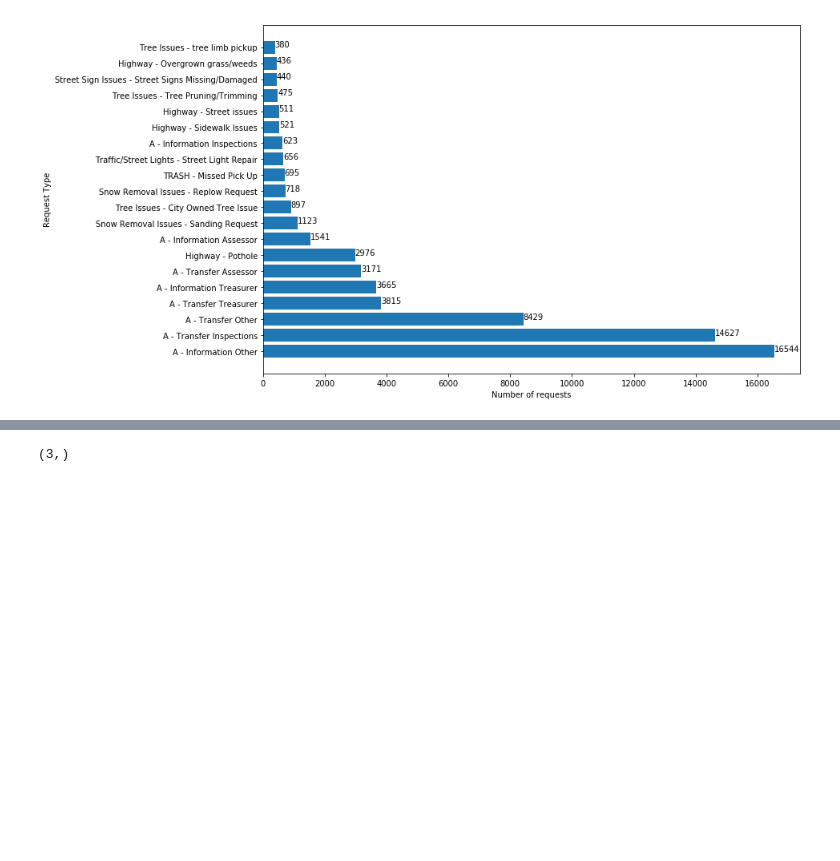
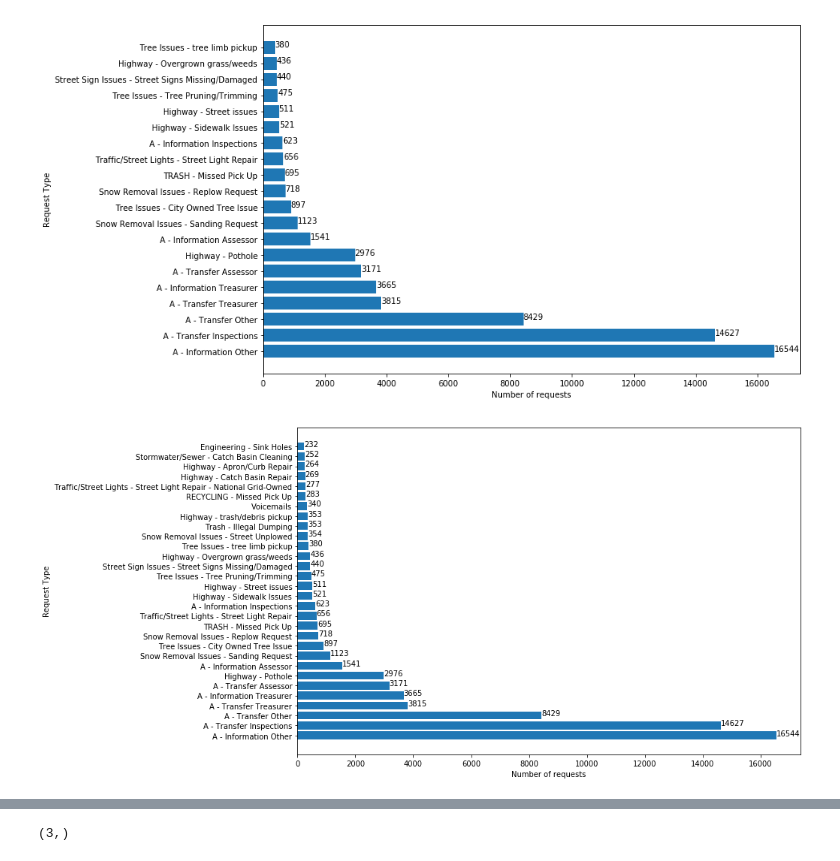
Before and after one commit to Ayush-Shirsat/Haverhill_request, a Jupyter notebook: src/haverhill_analysis.ipynb, the cells around one changed output, grey strips where cells are left out. Cells and saved outputs as stored; diff of their text form; code cells hidden in the pictures; blank space fills up the shorter version.

```diff
--- a/src/haverhill_analysis.ipynb
+++ b/src/haverhill_analysis.ipynb
@@ -186,0 +187,2 @@ r_top20 = request.groupby('Request Type')['Request Type'].agg(len).sort_values(a
+# %%
+r_top30 = request.groupby('Request Type')['Request Type'].agg(len).sort_values(ascending = False)[0:30]
@@ -205,3 +222,34 @@ top20names = ['A - Information Other',
 'Street Sign Issues - Street Signs Missing/Damaged',
 'Highway - Overgrown grass/weeds',
 'Tree Issues - tree limb pickup']
+# %%
+top30names = ['A - Information Other',
+'A - Transfer Inspections',
+'A - Transfer Other',
+'A - Transfer Treasurer',
+'A - Information Treasurer',
+'A - Transfer Assessor',
+'Highway - Pothole',
+'A - Information Assessor',
+'Snow Removal Issues - Sanding Request',
+'Tree Issues - City Owned Tree Issue',
+'Snow Removal Issues - Replow Request',
+'TRASH - Missed Pick Up',
+'Traffic/Street Lights - Street Light Repair',
+'A - Information Inspections',
+'Highway - Sidewalk Issues',
+'Highway - Street issues',
+'Tree Issues - Tree Pruning/Trimming',
+'Street Sign Issues - Street Signs Missing/Damaged',
+'Highway - Overgrown grass/weeds',
+'Tree Issues - tree limb pickup',
+'Snow Removal Issues - Street Unplowed',
+'Trash - Illegal Dumping',
+'Highway - trash/debris pickup',
+'Voicemails',
+'RECYCLING - Missed Pick Up' ,
+'Traffic/Street Lights - Street Light Repair - National Grid-Owned' ,
+'Highway - Catch Basin Repair',
+'Highway - Apron/Curb Repair',
+'Stormwater/Sewer - Catch Basin Cleaning',
+'Engineering - Sink Holes']
@@ -216,3 +295,14 @@ for i,rect in enumerate(bars):
     plt.text(width,rect.get_height()/2+rect.get_y(),r_top20[i])
 # %% [output]
 [figure]
+# %%
+plt.figure(figsize=(12,8))
+plt.yticks(np.arange(len(r_top30)),top30names,rotation=0)
+bars = plt.barh(np.arange(len(r_top30)),r_top30)
+plt.xlabel('Number of requests')
+plt.ylabel('Request Type')
+for i,rect in enumerate(bars):
+    width = rect.get_width()
+    plt.text(width,rect.get_height()/2+rect.get_y(),r_top30[i])
+# %% [output]
+[figure, added]
```
Also changed, not shown: parts of 32 cells of this notebook.
